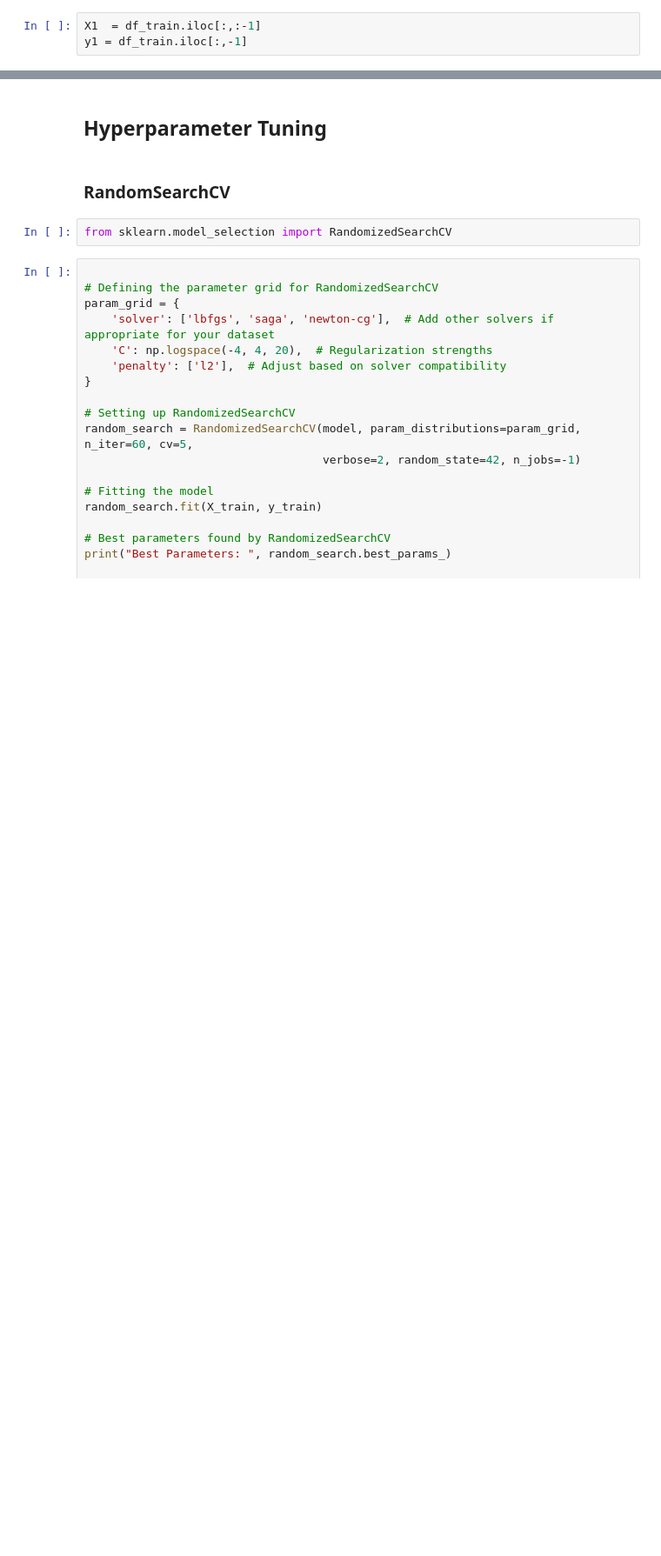
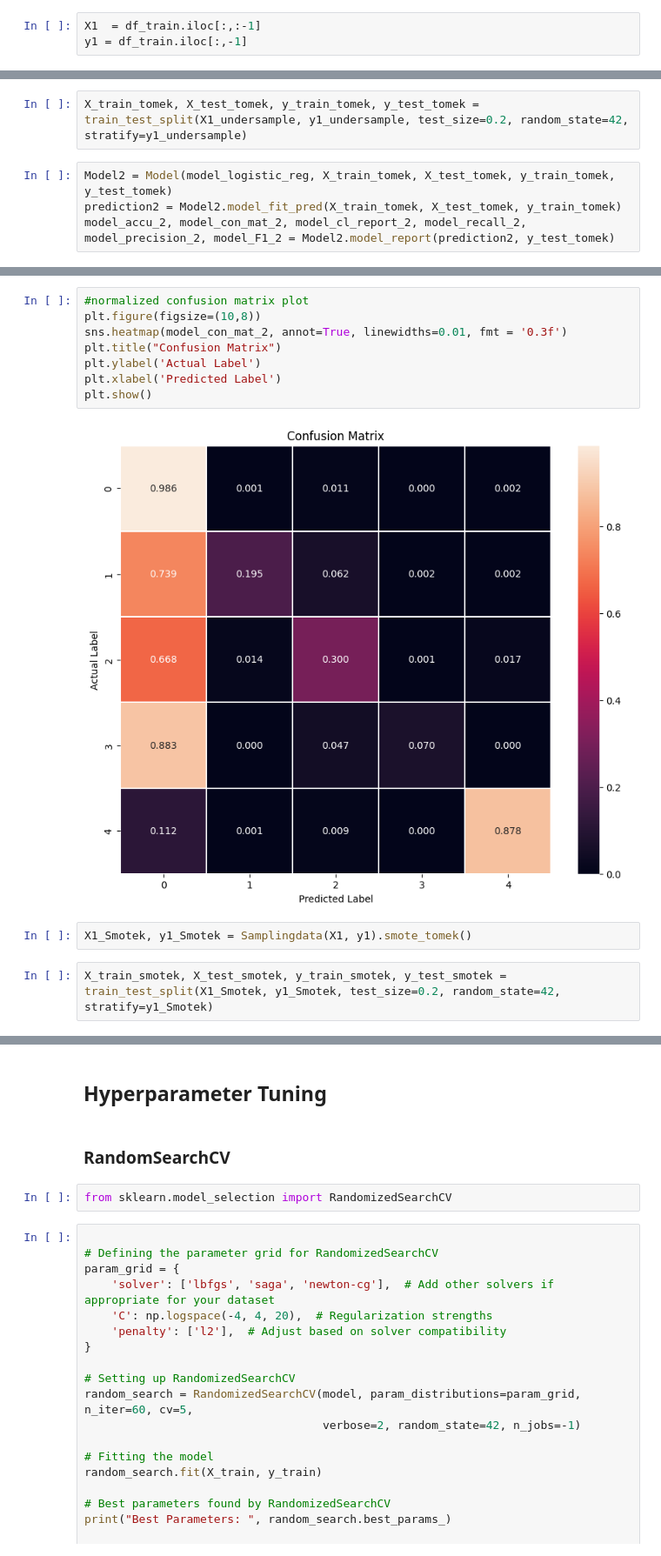
Before and after one commit to Mahim-SOL/ML_intern_task_SOL, a Jupyter notebook: Learning_task_of_SOL.ipynb, the cells around one changed output, grey strips where cells are left out. Shown: that part at 87% size. Cells and saved outputs as stored; diff of their text form; blank space fills up the shorter version.

```diff
--- a/Learning_task_of_SOL.ipynb
+++ b/Learning_task_of_SOL.ipynb
@@ -514,0 +415,6 @@ plt.show()
+# %%
+X_train_tomek, X_test_tomek, y_train_tomek, y_test_tomek = train_test_split(X1_undersample, y1_undersample, test_size=0.2, random_state=42, stratify=y1_undersample)
+# %%
+Model2 = Model(model_logistic_reg, X_train_tomek, X_test_tomek, y_train_tomek, y_test_tomek)
+prediction2 = Model2.model_fit_pred(X_train_tomek, X_test_tomek, y_train_tomek)
+model_accu_2, model_con_mat_2, model_cl_report_2, model_recall_2, model_precision_2, model_F1_2 = Model2.model_report(prediction2, y_test_tomek)
@@ -514,0 +446,14 @@ plt.show()
+# %%
+#normalized confusion matrix plot
+plt.figure(figsize=(10,8))
+sns.heatmap(model_con_mat_2, annot=True, linewidths=0.01, fmt = '0.3f')
+plt.title("Confusion Matrix")
+plt.ylabel('Actual Label')
+plt.xlabel('Predicted Label')
+plt.show()
+# %% [output]
+[figure, added]
+# %%
+X1_Smotek, y1_Smotek = Samplingdata(X1, y1).smote_tomek()
+# %%
+X_train_smotek, X_test_smotek, y_train_smotek, y_test_smotek = train_test_split(X1_Smotek, y1_Smotek, test_size=0.2, random_state=42, stratify=y1_Smotek)
```
Also changed, not shown: parts of 93 cells of this notebook.
